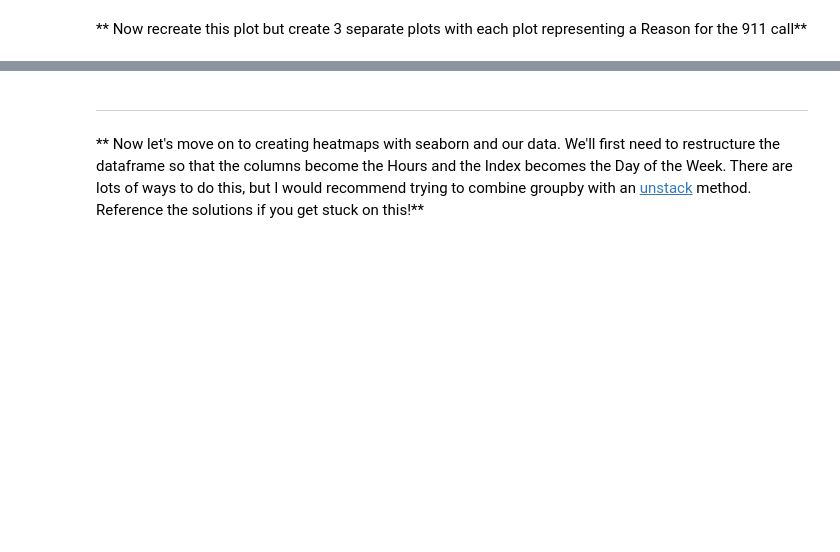
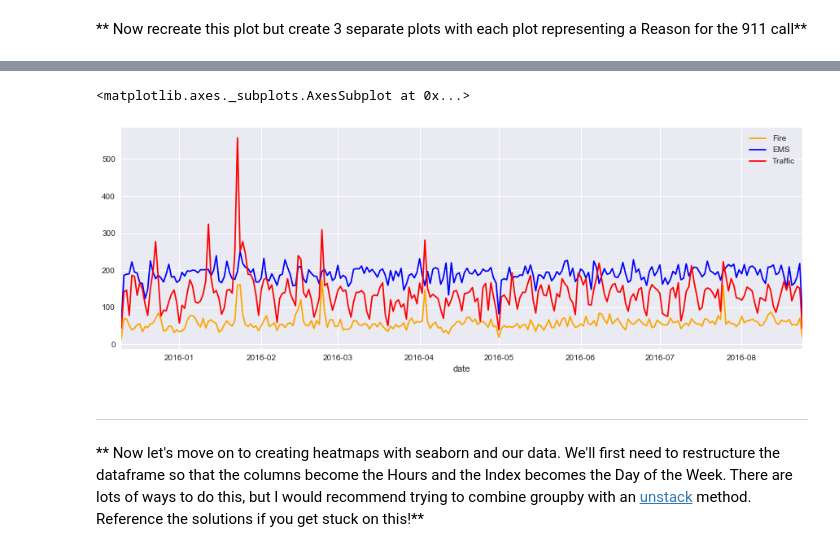
Before and after one commit to AtmaMani/pyChakras, a Jupyter notebook: udemy_ml_bootcamp/Data-Capstone-Projects/911 Calls Data Capstone Project .ipynb, the cells around one changed output, grey strips where cells are left out. Drawn from its saved outputs; the diff is of its cells as text; code cells hidden in the pictures; blank space fills up the shorter version.

```diff
--- a/udemy_ml_bootcamp/Data-Capstone-Projects/911 Calls Data Capstone Project .ipynb
+++ b/udemy_ml_bootcamp/Data-Capstone-Projects/911 Calls Data Capstone Project .ipynb
@@ -325,3 +339,15 @@ sns.lmplot(x='month',y='lat', data=byMonth)
+# %%
+dfFire = df[df['reason']=='Fire'].groupby('date').count()
+dfEMS = df[df['reason']=='EMS'].groupby('date').count()
+dfTraffic = df[df['reason']=='Traffic'].groupby('date').count()
+# %%
+fig, ax = plt.subplots(1,1, figsize=(15,5))
+dfFire.plot(y='lat', kind='line', color='orange', ax=ax, label='Fire')
+dfEMS.plot(y='lat', kind='line', color='blue', ax=ax, label='EMS')
+dfTraffic.plot(y='lat', kind='line', color='red', ax=ax, label='Traffic')
+# %% [output]
+<matplotlib.axes._subplots.AxesSubplot at 0x...>
+[figure, added]
 # %% [markdown]
 ____
 ** Now let's move on to creating  heatmaps with seaborn and our data. We'll first need to restructure the dataframe so that the columns become the Hours and the Index becomes the Day of the Week. There are lots of ways to do this, but I would recommend trying to combine groupby with an [unstack](http://pandas.pydata.org/pandas-docs/stable/generated/pandas.DataFrame.unstack.html) method. Reference the solutions if you get stuck on this!**
```
Also changed, not shown: parts of 8 cells of this notebook, 1 other file.
